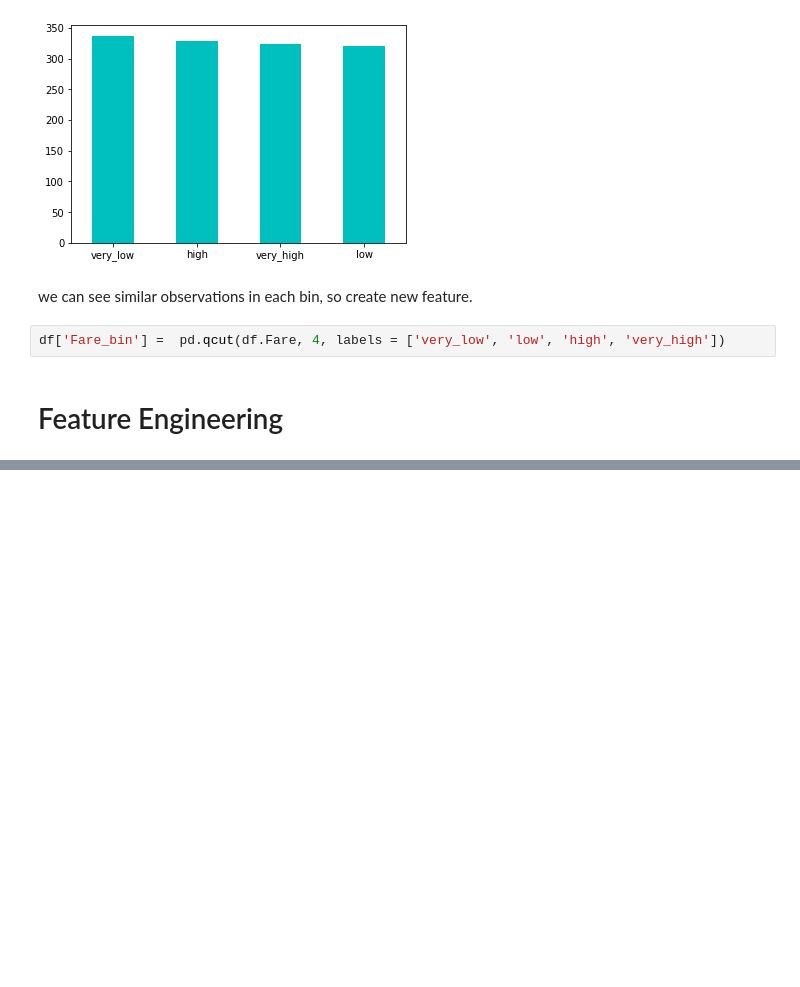
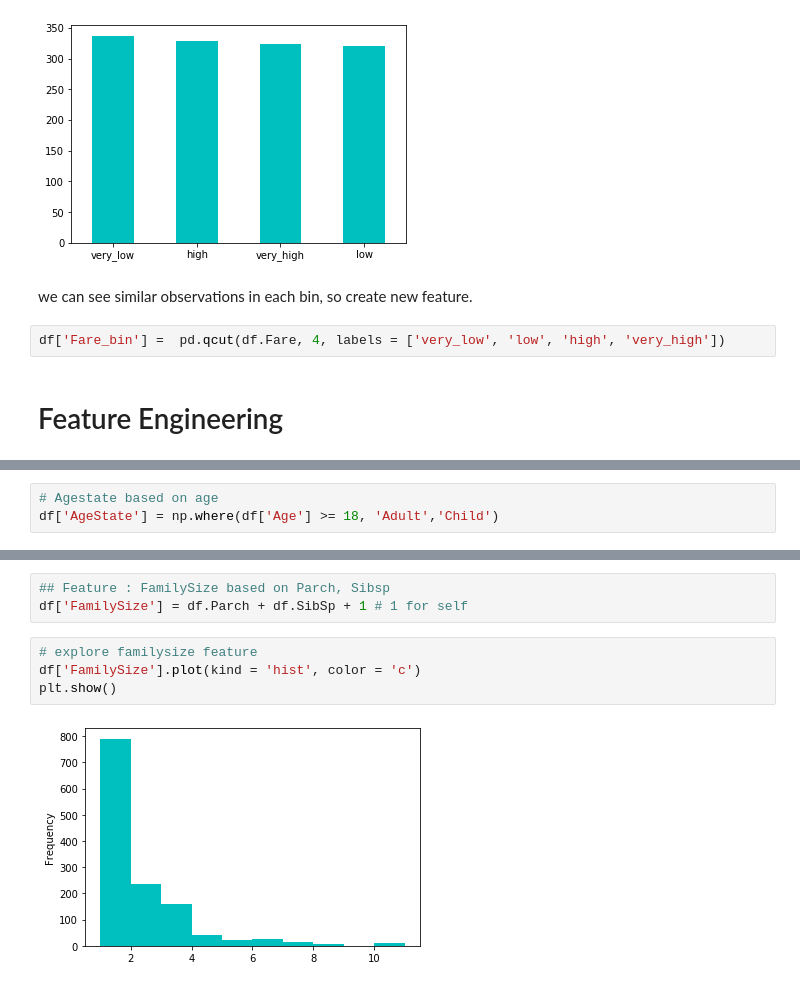
Before and after one commit to ZefanFeng/Intruduction-to-Data-Visualization-with-python, a Jupyter notebook: explore1/exploring data_dataMungling.ipynb, the cells around one changed output, grey strips where cells are left out. Drawn from its saved outputs; the diff is of its cells as text; blank space fills up the shorter version.

```diff
--- a/explore1/exploring data_dataMungling.ipynb
+++ b/explore1/exploring data_dataMungling.ipynb
@@ -429,0 +432,3 @@ df['Fare_bin'] =  pd.qcut(df.Fare, 4, labels = ['very_low', 'low', 'high', 'very
+# %%
+# Agestate based on age
+df['AgeState'] = np.where(df['Age'] >= 18, 'Adult','Child')
@@ -429,0 +449,9 @@ df['Fare_bin'] =  pd.qcut(df.Fare, 4, labels = ['very_low', 'low', 'high', 'very
+# %%
+## Feature : FamilySize based on Parch, Sibsp
+df['FamilySize'] = df.Parch + df.SibSp + 1 # 1 for self
+# %%
+# explore familysize feature
+df['FamilySize'].plot(kind = 'hist', color = 'c')
+plt.show()
+# %% [output]
+[figure, added]
```
Also changed, not shown: parts of 30 cells of this notebook.
